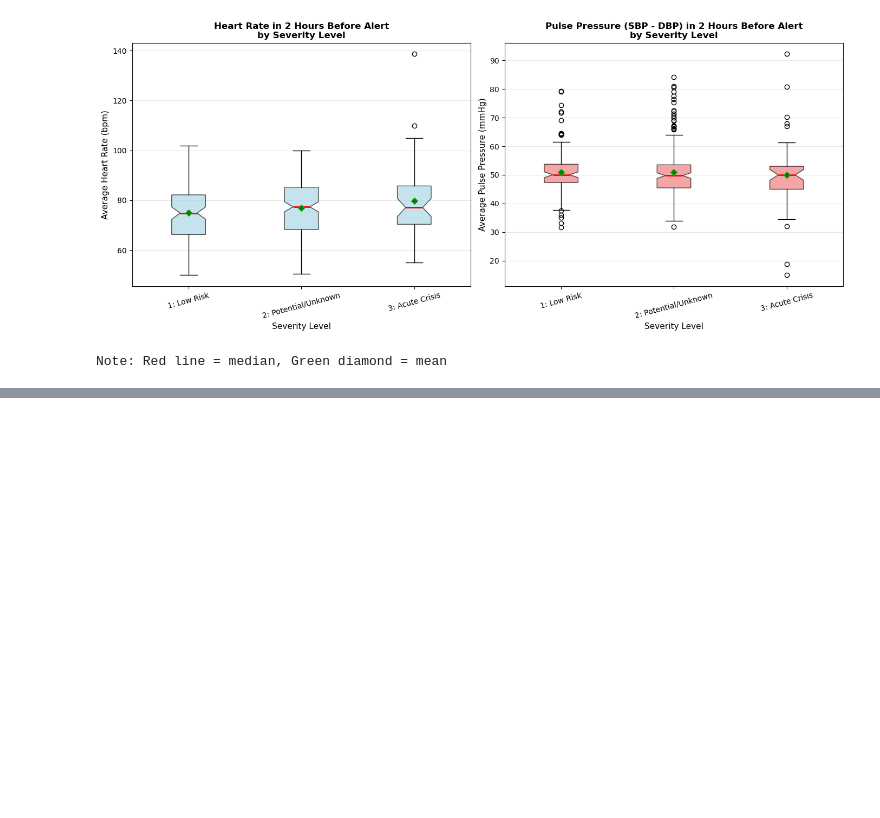
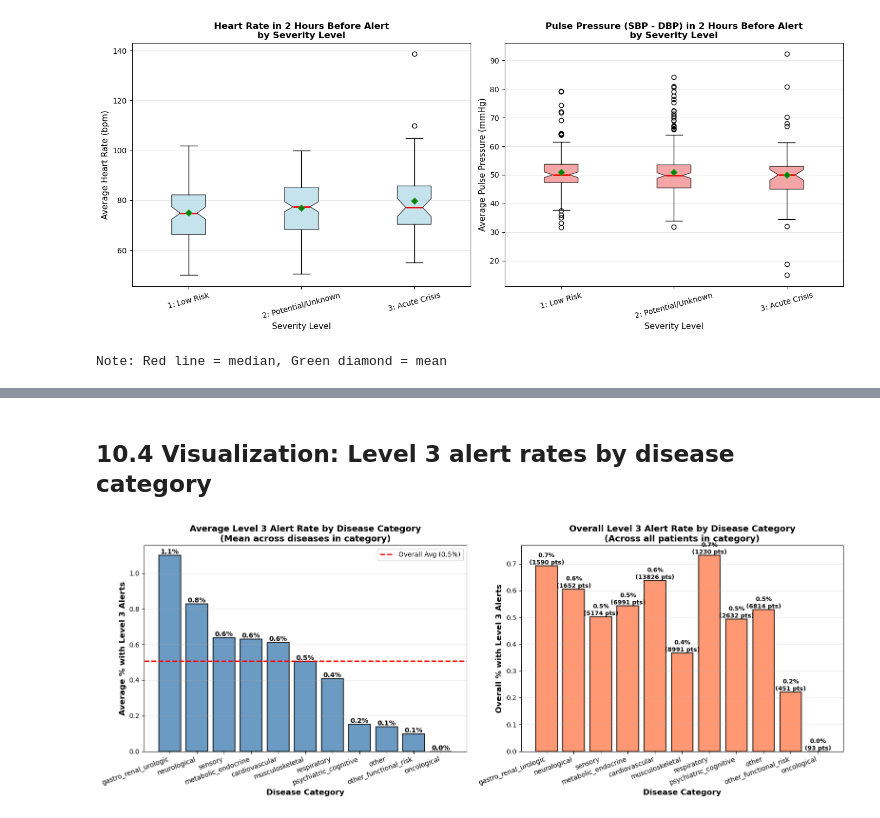
Before and after one commit to eldarmuk/AI-CVD, a Jupyter notebook: notebooks/02_comprehensive_eda.ipynb, the cells around one changed output, grey strips where cells are left out. Saved outputs shown, nothing was run; the diff lists cells and outputs as text; code cells hidden in the pictures; blank space fills up the shorter version.

Commit message:
Identify chronic linkage with level 3 alerts

```diff
--- a/notebooks/02_comprehensive_eda.ipynb
+++ b/notebooks/02_comprehensive_eda.ipynb
@@ -1402,0 +1548,19 @@ Note: Red line = median, Green diamond = mean
+# %%
+def categorize_disease(disease_name):
+    disease_lower = disease_name.lower()
+
+    for category, keywords in disease_categories.items():
+        for keyword in keywords:
+            if keyword in disease_lower:
+                return category
+
+    return 'other'
+
+disease_correlation_df['category'] = disease_correlation_df['disease_name'].apply(categorize_disease)
+
+category_counts = disease_correlation_df['category'].value_counts()
+print("Disease Distribution by Category:")
+print("="*60)
+for category, count in category_counts.items():
+    pct = (count / len(disease_correlation_df)) * 100
+    print(f"{category:25s}: {count:3d} diseases ({pct:5.1f}%)")
@@ -1402,0 +1615,55 @@ Note: Red line = median, Green diamond = mean
+# %% [markdown]
+## 10.4 Visualization: Level 3 alert rates by disease category
+# %%
+category_avg_l3 = disease_correlation_df.groupby('category').agg({
+    'pct_with_l3': 'mean',
+    'seniors_with_disease': 'sum',
+    'seniors_with_l3': 'sum'
+}).sort_values('pct_with_l3', ascending=False)
+
+category_avg_l3['overall_pct'] = (category_avg_l3['seniors_with_l3'] / category_avg_l3['seniors_with_disease'] * 100)
+
+fig, axes = plt.subplots(1, 2, figsize=(16, 6))
+
+categories = category_avg_l3.index
+avg_pcts = category_avg_l3['pct_with_l3'].values
+
+bars1 = axes[0].bar(range(len(categories)), avg_pcts, color='steelblue', edgecolor='black', linewidth=1.5, alpha=0.8)
+axes[0].set_xlabel('Disease Category', fontsize=12, fontweight='bold')
+axes[0].set_ylabel('Average % with Level 3 Alerts', fontsize=12, fontweight='bold')
+axes[0].set_title('Average Level 3 Alert Rate by Disease Category\n(Mean across diseases in category)', fontsize=13, fontweight='bold')
+axes[0].set_xticks(range(len(categories)))
+axes[0].set_xticklabels(categories, rotation=20, ha='right')
+axes[0].axhline(y=avg_l3_pct, color='red', linestyle='--', linewidth=2, label=f'Overall Avg ({avg_l3_pct:.1f}%)')
+axes[0].grid(axis='y', alpha=0.3)
+axes[0].legend()
+
+for i, (bar, pct) in enumerate(zip(bars1, avg_pcts)):
+    height = bar.get_height()
+    axes[0].text(bar.get_x() + bar.get_width()/2., height,
+                f'{pct:.1f}%',
+                ha='center', va='bottom', fontsize=10, fontweight='bold')
+
+overall_pcts = category_avg_l3['overall_pct'].values
+total_seniors = category_avg_l3['seniors_with_disease'].values
+
+bars2 = axes[1].bar(range(len(categories)), overall_pcts, color='coral', edgecolor='black', linewidth=1.5, alpha=0.8)
+axes[1].set_xlabel('Disease Category', fontsize=12, fontweight='bold')
+axes[1].set_ylabel('Overall % with Level 3 Alerts', fontsize=12, fontweight='bold')
+axes[1].set_title('Overall Level 3 Alert Rate by Disease Category\n(Across all patients in category)', fontsize=13, fontweight='bold')
+axes[1].set_xticks(range(len(categories)))
+axes[1].set_xticklabels(categories, rotation=20, ha='right')
+axes[1].grid(axis='y', alpha=0.3)
+
+for i, (bar, pct, total) in enumerate(zip(bars2, overall_pcts, total_seniors)):
+    height = bar.get_height()
+    axes[1].text(bar.get_x() + bar.get_width()/2., height,
+                f'{pct:.1f}%\n({int(total)} pts)',
+                ha='center', va='bottom', fontsize=9, fontweight='bold')
+
+plt.tight_layout()
+plt.show()
+
+category_avg_l3.round(1)
+# %% [output]
+[figure, added]
```
Also changed, not shown: parts of 11 cells of this notebook, 1 other file.
